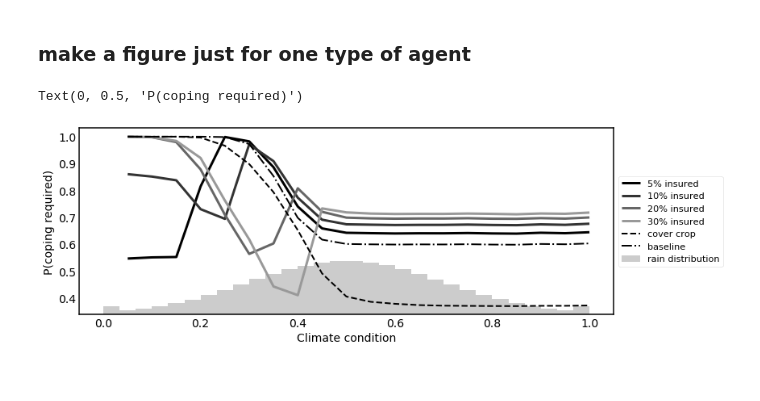
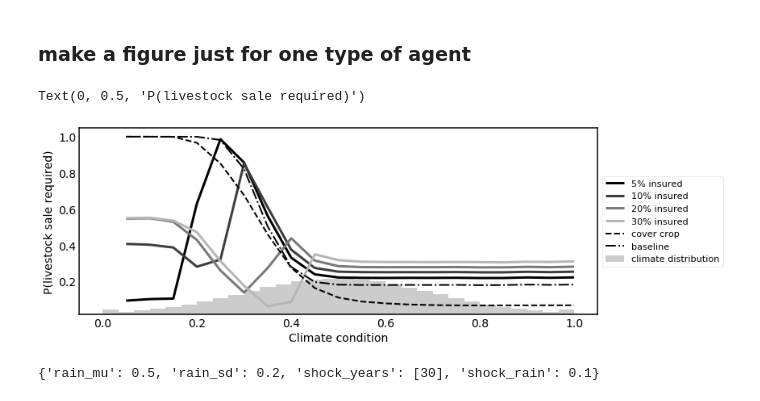
Before and after one commit to t-g-williams/adaptation_abm, a Jupyter notebook: experiments/explore mechanisms.ipynb, the cells around one changed output. Cells and saved outputs as stored; diff of their text form; code cells hidden in the pictures.

Commit message:
formatting plots for paper

```diff
--- a/experiments/explore mechanisms.ipynb
+++ b/experiments/explore mechanisms.ipynb
@@ -369,7 +369,7 @@ nreps = 10000
 inp_base['model']['T'] = 100 + inp_base['adaptation']['burnin_period']
 
 ins_percs = [0.02,0.05,0.1,0.2,0.3]
-cols = np.linspace(0,0.8,len(ins_percs)).astype(str)
+cols = np.linspace(0,0.95,len(ins_percs)).astype(str)
 land_areas = [1,1.5,2]
 res = {}
 for ins in ins_percs:
@@ -433,29 +433,33 @@ for ax in axs:
 ### make a figure just for one type of agent
 # %%
 ins_percs_plot = ins_percs[1:]
-l = 2
+l = 0
 
 fig, ax = plt.subplots(1,1,figsize=(12,4))
 
 i = -1
 for ins in ins_percs_plot:
     i += 1
     ax.plot(clim_bins, plot_vals[ins][l], label='{}% insured'.format(int(ins*100)), color=cols[i], lw=3)
 
 ax.plot(clim_bins, plot_vals_cc[l], label='cover crop', color='k', ls='--')
 ax.plot(clim_bins, plot_vals_base[l], label='baseline', color='k', ls='-.')
 
 lims = ax.get_ylim()
 rain_flat = rain.flatten()
 hists = np.histogram(rain_flat, bins=30, normed=True)
 ax.bar(x=hists[1][:-1], height=hists[0]/10+lims[0], align='edge', width=hists[1][1]-hists[1][0],
-       color='0.8', label='rain distribution')
+       color='0.8', label='climate distribution')
 ax.set_ylim(lims)
 
 ax.grid(False)
 ax.legend(bbox_to_anchor=(1,0.5), loc='center left')
 ax.set_xlabel('Climate condition')
-ax.set_ylabel('P(coping required)')
+ax.set_ylabel('P(livestock sale required)')
 # %% [output]
-Text(0, 0.5, 'P(coping required)')
+Text(0, 0.5, 'P(livestock sale required)')
-[figure, old version]
+[figure, new version]
+# %%
+inp_base['climate']
+# %% [output]
+{'rain_mu': 0.5, 'rain_sd': 0.2, 'shock_years': [30], 'shock_rain': 0.1}
```
Also changed, not shown: 4 other files.
